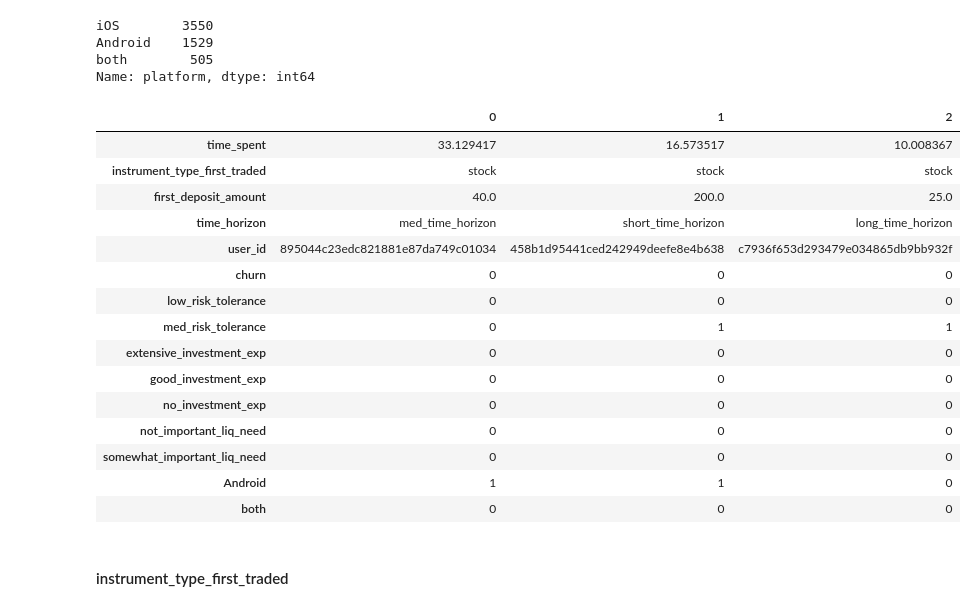
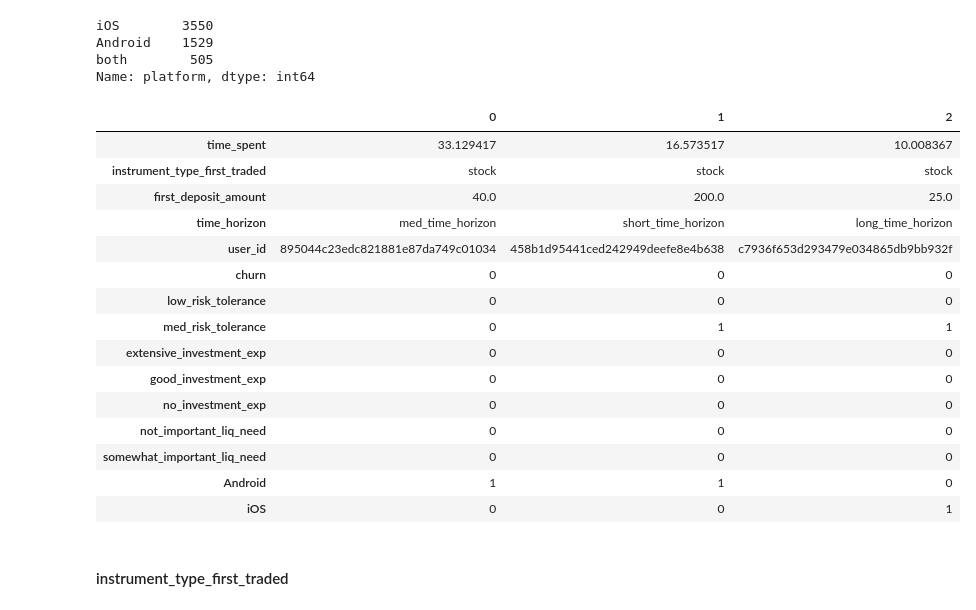
Before and after one commit to AshwinDeshpande96/Churn-Prediction-Investment-Company, a Jupyter notebook: Churn Prediction.ipynb, the cells around one changed output. Saved outputs shown, nothing was run; the diff lists cells and outputs as text; code cells hidden in the pictures.

```diff
--- a/Churn Prediction.ipynb
+++ b/Churn Prediction.ipynb
@@ -37,5 +35,7 @@ history_data = pd.read_csv("investment_history.csv")
 # %% [markdown]
 Let's **explore** the data and see what we are working with
+# %%
+history_data = pd.read_pickle("investment_history.pkl")
 # %%
 history_data.head()
 # %% [output]
@@ -50,6 +48,3 @@ History data's timestamp are string, we will need to convert these datetime vari
-# %%
-from dateutil import parser
-history_data['timestamp'] = [parser.parse(datestring) for datestring in history_data.timestamp.to_numpy()]
 # %%
 # first row < second row < last row
 history_data.timestamp.iloc[0] < history_data.timestamp.iloc[1] < history_data.timestamp.iloc[-1]
@@ -454,25 +449,26 @@ Name: platform, dtype: int64
 # %%
 platform_one_hot = pd.get_dummies(data.platform)
 data = data.join(platform_one_hot)
-data = data.drop(['platform', 'iOS'],axis = 1)
+data = data.drop(['platform', 'both'],axis = 1)
+data[['iOS', 'Android']] = [[1, 1] if iOS==Android else [iOS, Android] for iOS, Android in data[['iOS', 'Android']].to_numpy()]
 data.head(3).T
 # %% [output]
 |  | 0 | 1 | 2 |
 | time_spent | 33.129417 | 16.573517 | 10.008367 |
 | instrument_type_first_traded | stock | stock | stock |
 | first_deposit_amount | 40.0 | 200.0 | 25.0 |
 | time_horizon | med_time_horizon | short_time_horizon | long_time_horizon |
 | user_id | 895044c23edc821881e87da749c01034 | 458b1d95441ced242949deefe8e4b638 | c7936f653d293479e034865db9bb932f |
 | churn | 0 | 0 | 0 |
 | low_risk_tolerance | 0 | 0 | 0 |
 | med_risk_tolerance | 0 | 1 | 1 |
 | extensive_investment_exp | 0 | 0 | 0 |
 | good_investment_exp | 0 | 0 | 0 |
 | no_investment_exp | 0 | 0 | 0 |
 | not_important_liq_need | 0 | 0 | 0 |
 | somewhat_important_liq_need | 0 | 0 | 0 |
 | Android | 1 | 1 | 0 |
-| both | 0 | 0 | 0 |
+| iOS | 0 | 0 | 1 |
 # %% [markdown]
 #### instrument_type_first_traded
 # %%
```
Also changed, not shown: parts of 35 cells of this notebook, 5 other files.
